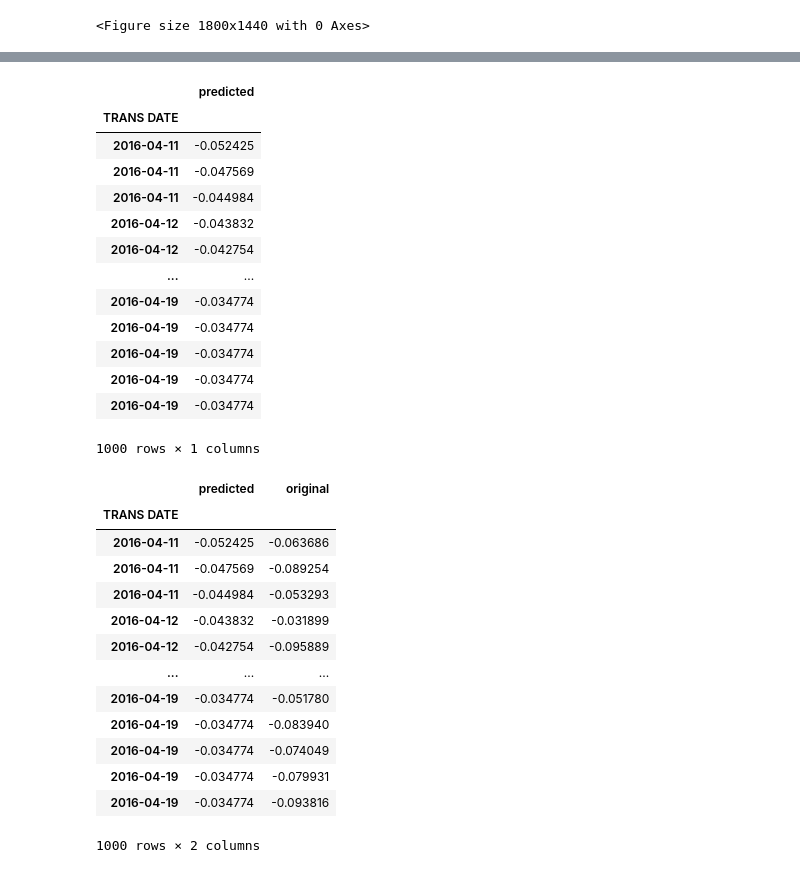
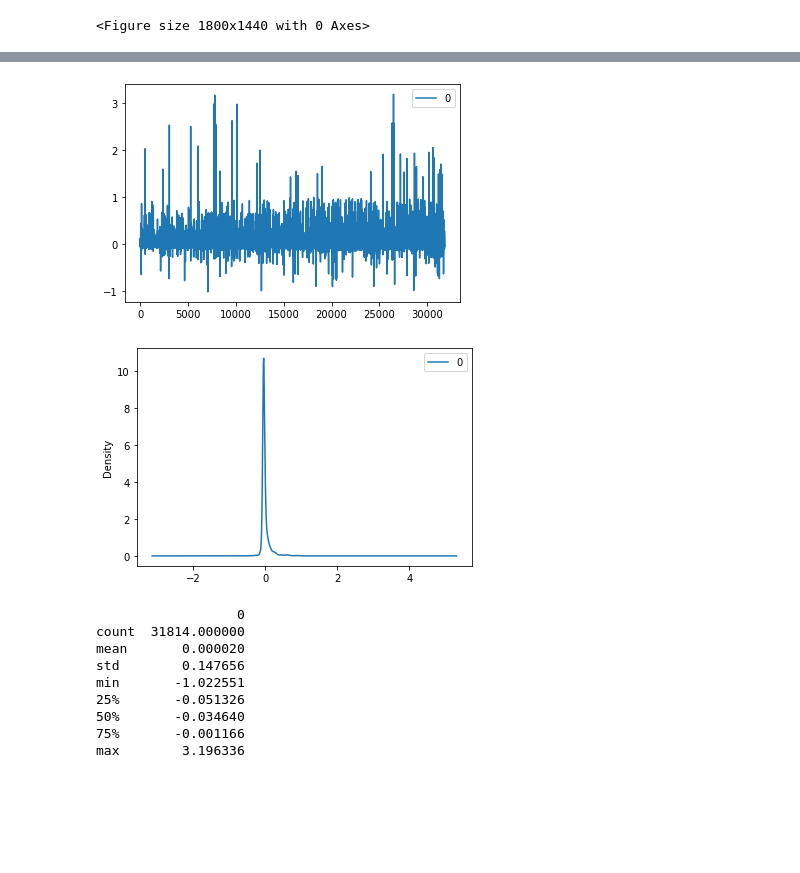
Before and after one commit to ddlandim/DS-BirminghamCardTransactions, a Jupyter notebook: notebooks/BirminghamCC_PurchaseCardTransactions.ipynb, the cells around one changed output, grey strips where cells are left out. Cells and saved outputs as stored; diff of their text form; code cells hidden in the pictures; blank space fills up the shorter version.

```diff
--- a/notebooks/BirminghamCC_PurchaseCardTransactions.ipynb
+++ b/notebooks/BirminghamCC_PurchaseCardTransactions.ipynb
@@ -1318,19 +1317,0 @@ arima_model_fit = arima_model.fit(train_set)
-# %%
-arima_model_fit_prediction = pd.DataFrame(arima_model_fit.predict(n_periods = 1000), index = test_set[0:1000].index)
-arima_model_fit_prediction.columns = ['predicted']
-arima_model_fit_prediction
-# %% [output]
-|  | predicted |
-| TRANS DATE |  |
-| 2016-04-11 | -0.052425 |
-| 2016-04-11 | -0.047569 |
-| 2016-04-11 | -0.044984 |
-| 2016-04-12 | -0.043832 |
-| 2016-04-12 | -0.042754 |
-| ... | ... |
-| 2016-04-19 | -0.034774 |
-| 2016-04-19 | -0.034774 |
-| 2016-04-19 | -0.034774 |
-| 2016-04-19 | -0.034774 |
-| 2016-04-19 | -0.034774 |
-1000 rows × 1 columns
@@ -1339,17 +1318,21 @@ arima_model_fit_prediction['original'] = test_set[0:1000]
-# %%
-arima_model_fit_prediction
-# %% [output]
-|  | predicted | original |
-| TRANS DATE |  |  |
-| 2016-04-11 | -0.052425 | -0.063686 |
-| 2016-04-11 | -0.047569 | -0.089254 |
-| 2016-04-11 | -0.044984 | -0.053293 |
-| 2016-04-12 | -0.043832 | -0.031899 |
-| 2016-04-12 | -0.042754 | -0.095889 |
-| ... | ... | ... |
-| 2016-04-19 | -0.034774 | -0.051780 |
-| 2016-04-19 | -0.034774 | -0.083940 |
-| 2016-04-19 | -0.034774 | -0.074049 |
-| 2016-04-19 | -0.034774 | -0.079931 |
-| 2016-04-19 | -0.034774 | -0.093816 |
-1000 rows × 2 columns
+# %%
+residuals = pd.DataFrame(arima_model_fit.resid())
+residuals.plot()
+plt.show()
+# density plot of residuals
+residuals.plot(kind='kde')
+plt.show()
+# summary stats of residuals
+print(residuals.describe())
+# %% [output]
+[figure, added]
+[figure, added]
+                  0
+count  31814.000000
+mean       0.000020
+std        0.147656
+min       -1.022551
+25%       -0.051326
+50%       -0.034640
+75%       -0.001166
+max        3.196336
```
Also changed, not shown: parts of 9 cells of this notebook.
